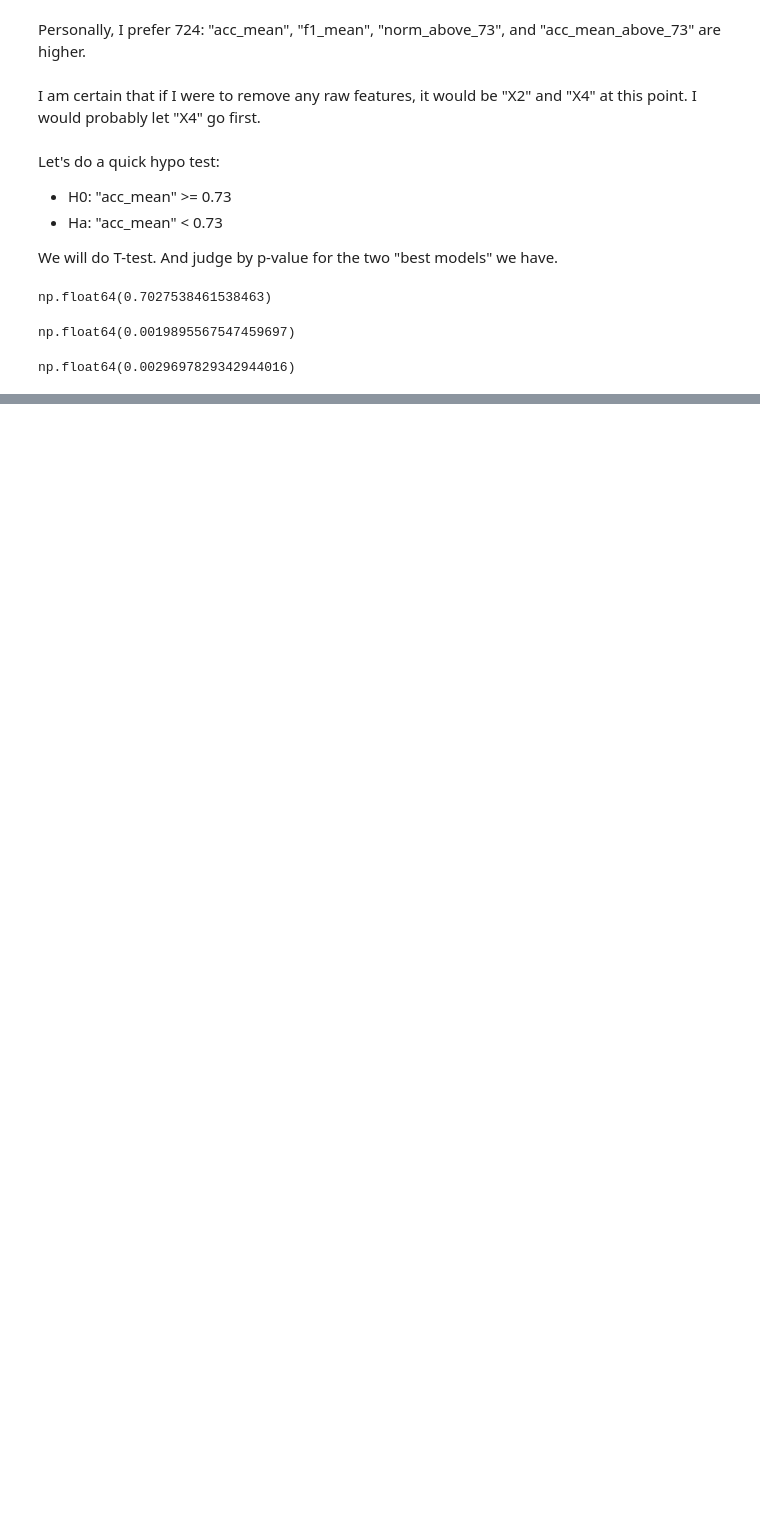
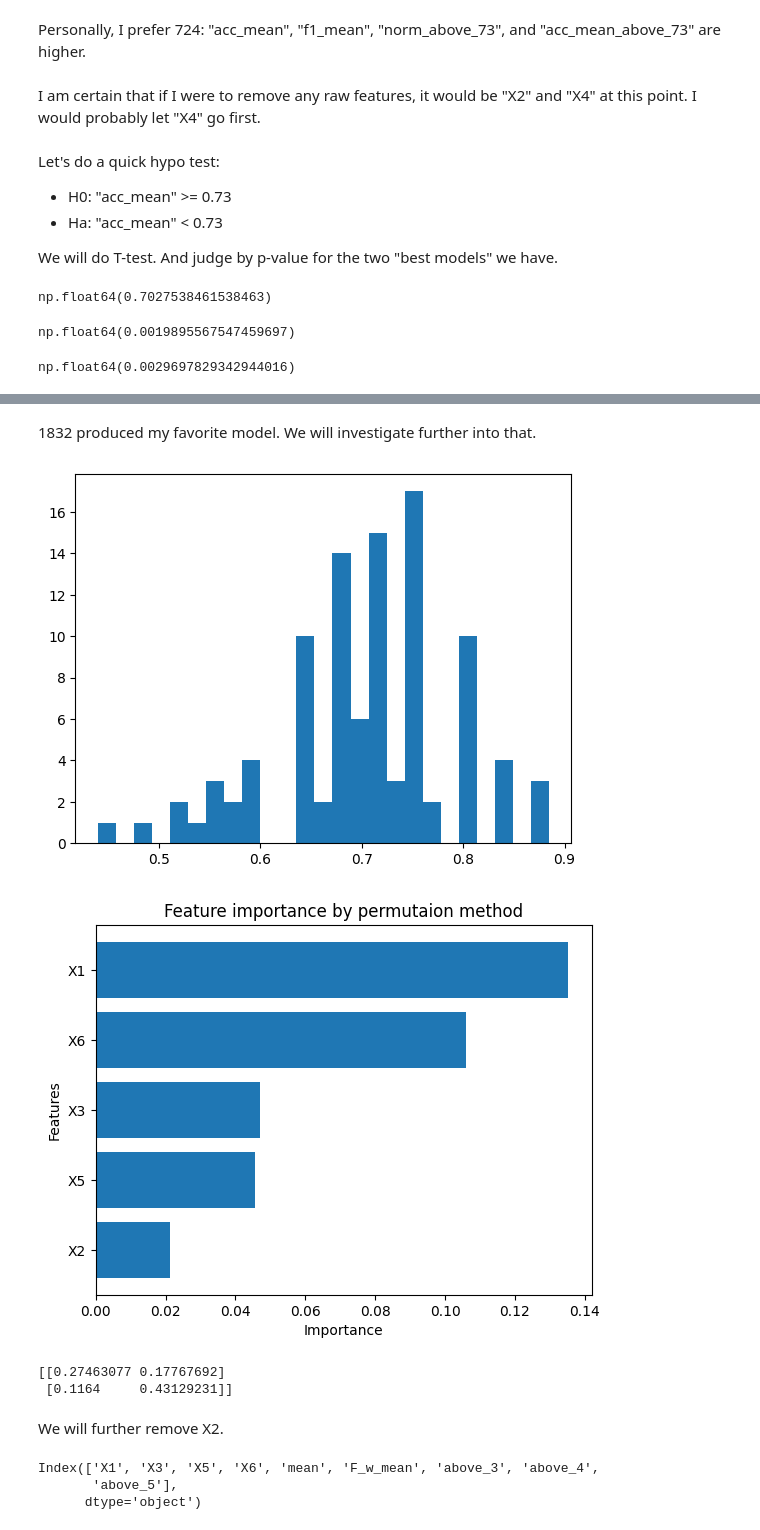
Before and after one commit to YCoeusZ/OAM6GH5slDAHadnQ, a Jupyter notebook: note_books/KNN_and_A_Standdard_Pipeline.ipynb, the cells around one changed output, grey strips where cells are left out. Saved outputs shown, nothing was run; the diff lists cells and outputs as text; code cells hidden in the pictures; blank space fills up the shorter version.

Commit message:
Furthered KNN raw feature selection.

```diff
--- a/note_books/KNN_and_A_Standdard_Pipeline.ipynb
+++ b/note_books/KNN_and_A_Standdard_Pipeline.ipynb
@@ -877,0 +882,8 @@ Although H0 is rejected of I use the common $\alpha=0.05$ line, I feel this is s
+# %%
+df=pd.read_csv("../data/raw.csv")
+features=[feature for feature in list(df.columns)[1:] if feature != "X4"]
+target=["Y"]
+feat5=df[features]
+tar=df[target]
+# x_t, x_v, y_t, y_v= train_test_split(feat,tar, test_size=0.2, random_state=0, stratify=tar["Y"])
+n_splits=5
@@ -877,0 +1034,41 @@ Although H0 is rejected of I use the common $\alpha=0.05$ line, I feel this is s
+# %% [markdown]
+1832 produced my favorite model. We will investigate further into that.
+# %%
+n_split = 5
+n_repeats = 20
+RSKF = RepeatedStratifiedKFold(n_splits=n_split, random_state=420, n_repeats=n_repeats)
+splits = list(RSKF.split(X=feat5, y=tar))
+
+pipe=Pipeline([
+    ("DataCreate", training.data_creator()),
+    ("DataSelector", training.data_selector(force=["X1","X6","above_4","above_5"])),
+    ("scale",StandardScaler()),
+    ("KNN",KNeighborsClassifier(n_neighbors=3))]
+)
+
+training.show_result(splits=splits, pipe=pipe, feat=feat5, tar=tar)
+# %% [output]
+[figure, added]
+[figure, added]
+[[0.27463077 0.17767692]
+ [0.1164     0.43129231]]
+# %% [markdown]
+We will further remove X2.
+# %%
+df=pd.read_csv("../data/raw.csv")
+features=[feature for feature in list(df.columns)[1:] if feature not in ["X4", "X2"]]
+target=["Y"]
+feat4=df[features]
+tar=df[target]
+# x_t, x_v, y_t, y_v= train_test_split(feat,tar, test_size=0.2, random_state=0, stratify=tar["Y"])
+n_splits=5
+
+eva_pipe=Pipeline([("DataCreater", training.data_creator()),("DataSelector",training.data_selector())])
+tar_arr=np.ravel(tar.values)
+eva_pipe.fit(X=feat4,y=tar)
+eva_out=eva_pipe.transform(X=feat4)
+eva_out.columns
+# %% [output]
+Index(['X1', 'X3', 'X5', 'X6', 'mean', 'F_w_mean', 'above_3', 'above_4',
+       'above_5'],
+      dtype='object')
```
Also changed, not shown: parts of 24 cells of this notebook, 2 other files.
